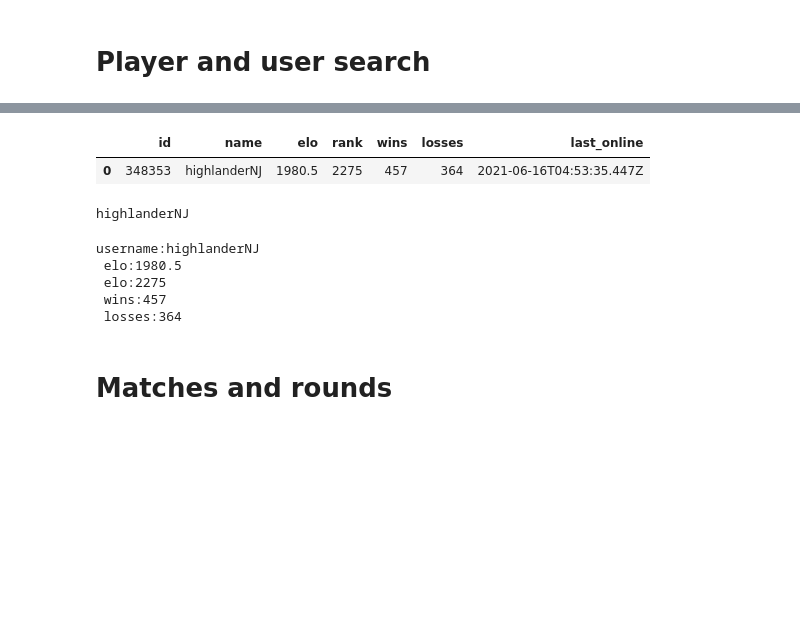
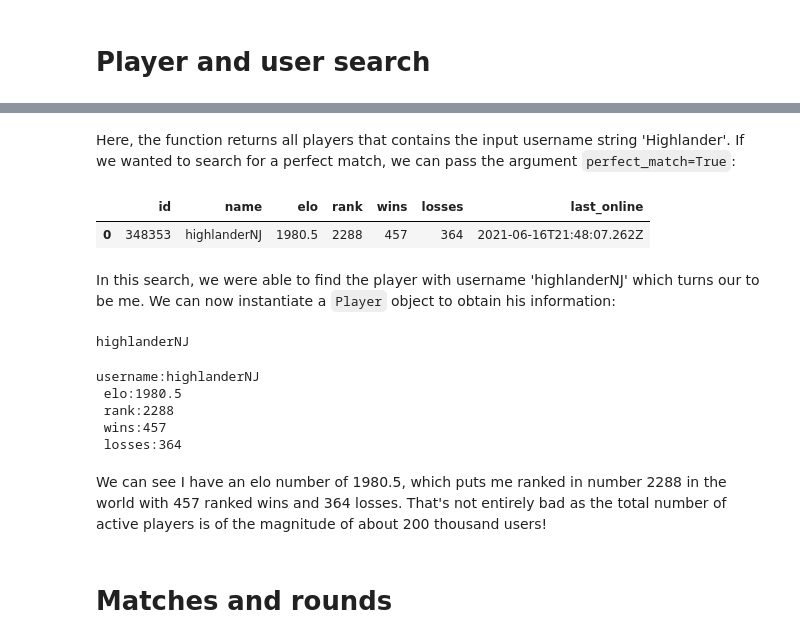
Before and after one commit to souzatharsis/pyETT, a Jupyter notebook: pyETT.ipynb, the cells around one changed output, grey strips where cells are left out. Drawn from its saved outputs; the diff is of its cells as text; code cells hidden in the pictures; blank space fills up the shorter version.

```diff
--- a/pyETT.ipynb
+++ b/pyETT.ipynb
@@ -10,0 +12,3 @@ Returns a list of players whose name contains username, if perfect_match is Fals
+# %%
+ett = pyETT.ETT()
+ett.user_search_dataframe('Highlander')
@@ -11,6 +31,10 @@ Returns a list of players whose name contains username, if perfect_match is Fals
+# %% [markdown]
+Here, the function returns all players that contains the input username string 'Highlander'. If we wanted to search for a perfect match, we can pass the argument `perfect_match=True`:
 # %%
-ett.user_search_dataframe('HighlanderNJ')
+ett.user_search_dataframe('highlanderNJ', perfect_match=True)
 # %% [output]
 |  | id | name | elo | rank | wins | losses | last_online |
-| 0 | 348353 | highlanderNJ | 1980.5 | 2275 | 457 | 364 | 2021-06-16T04:53:35.447Z |
+| 0 | 348353 | highlanderNJ | 1980.5 | 2288 | 457 | 364 | 2021-06-16T21:48:07.262Z |
+# %% [markdown]
+In this search, we were able to find the player with username 'highlanderNJ' which turns our to be me. We can now instantiate a `Player` object to obtain his information:
 # %%
@@ -18,12 +42,14 @@ print(p:=ett.Player(348353))
 # %% [output]
 highlanderNJ
 # %%
-print(f"username:{p.name}\n elo:{p.elo}\n elo:{p.rank}\n wins:{p.wins}\n losses:{p.losses}\n")
+print(f"username:{p.name}\n elo:{p.elo}\n rank:{p.rank}\n wins:{p.wins}\n losses:{p.losses}\n")
 # %% [output]
 username:highlanderNJ
  elo:1980.5
- elo:2275
+ rank:2288
  wins:457
  losses:364
+# %% [markdown]
+We can see I have an elo number of 1980.5, which puts me ranked in number 2288 in the world with 457 ranked wins and 364 losses. That's not entirely bad as the total number of active players is of the magnitude of about 200 thousand users!
 # %% [markdown]
 # Matches and rounds
```
Also changed, not shown: parts of 19 cells of this notebook.
